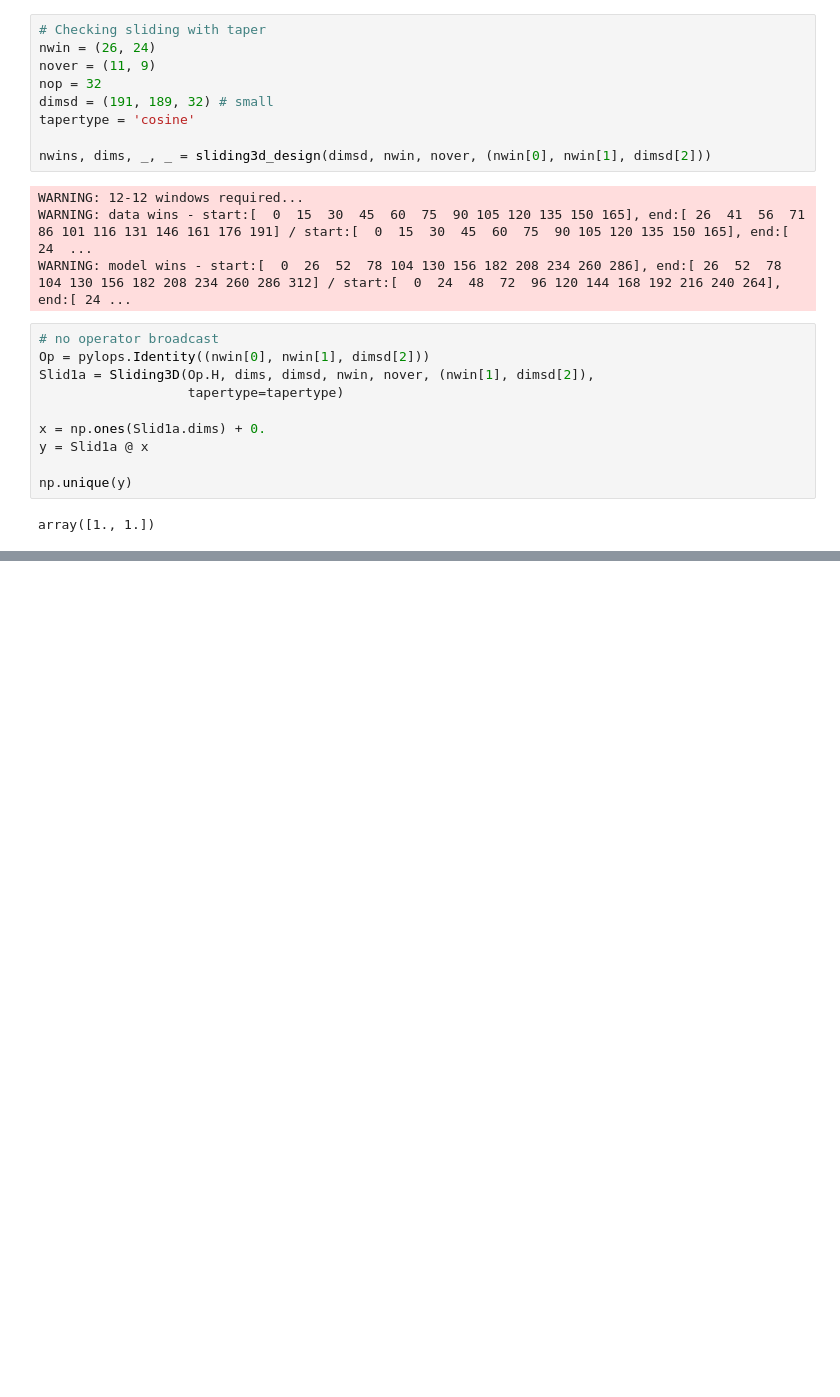
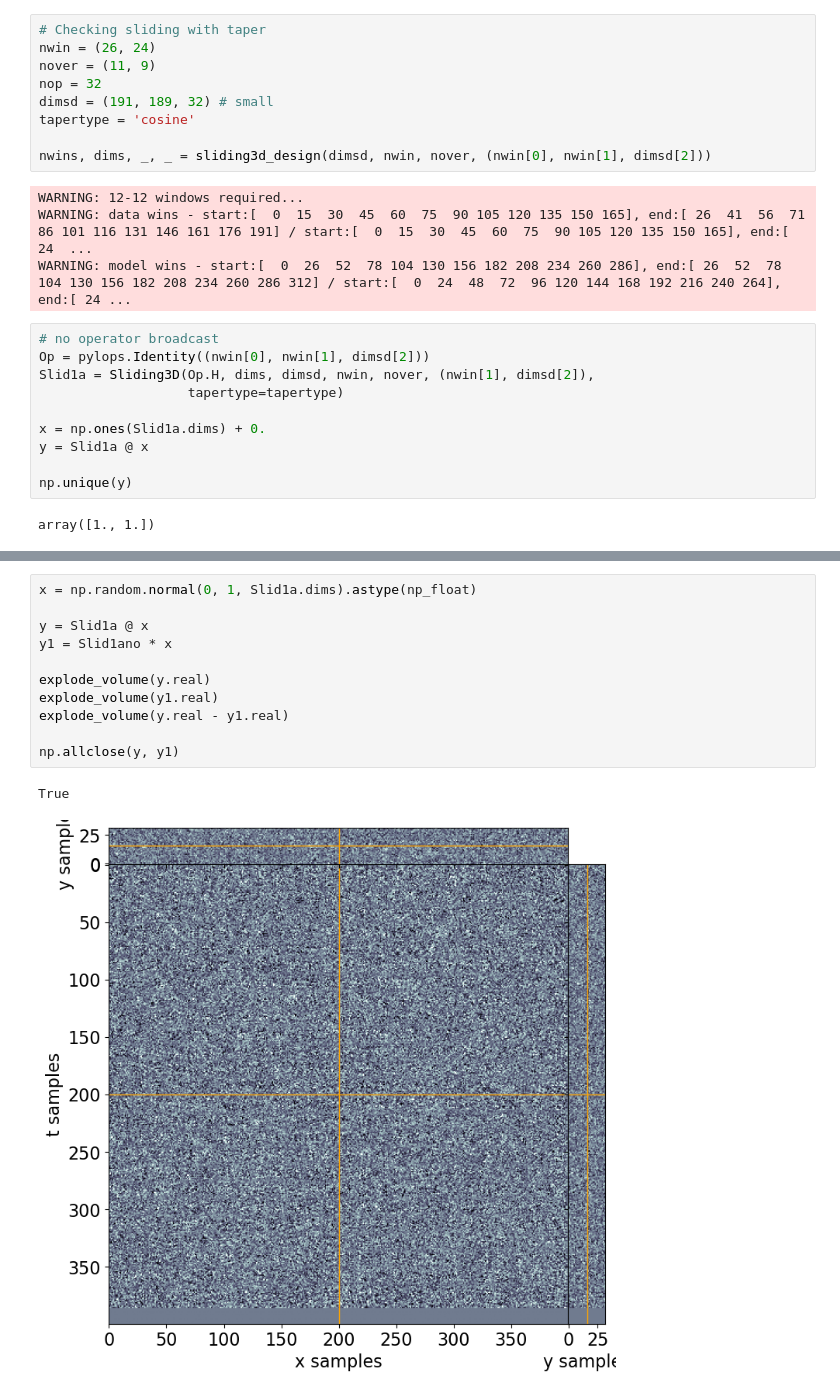
Before and after one commit to PyLops/pylops_slidingpatching, a Jupyter notebook: FastSliding3D.ipynb, the cells around one changed output, grey strips where cells are left out. Cells and saved outputs as stored; diff of their text form; blank space fills up the shorter version.

```diff
--- a/FastSliding3D.ipynb
+++ b/FastSliding3D.ipynb
@@ -154,0 +219,14 @@ array([1., 1.])
+# %%
+x = np.random.normal(0, 1, Slid1a.dims).astype(np_float)
+
+y = Slid1a @ x
+y1 = Slid1ano * x
+
+explode_volume(y.real)
+explode_volume(y1.real)
+explode_volume(y.real - y1.real)
+
+np.allclose(y, y1)
+# %% [output]
+True
+[figure, added]
```
Also changed, not shown: parts of 13 cells of this notebook, 3 other files.
